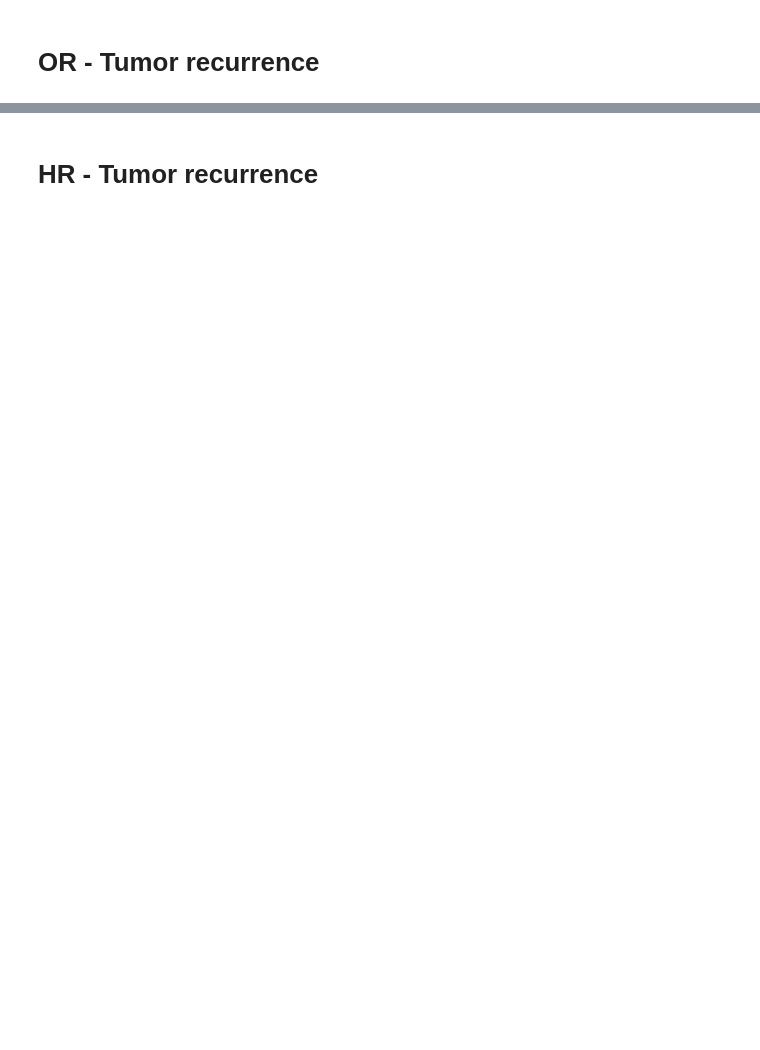
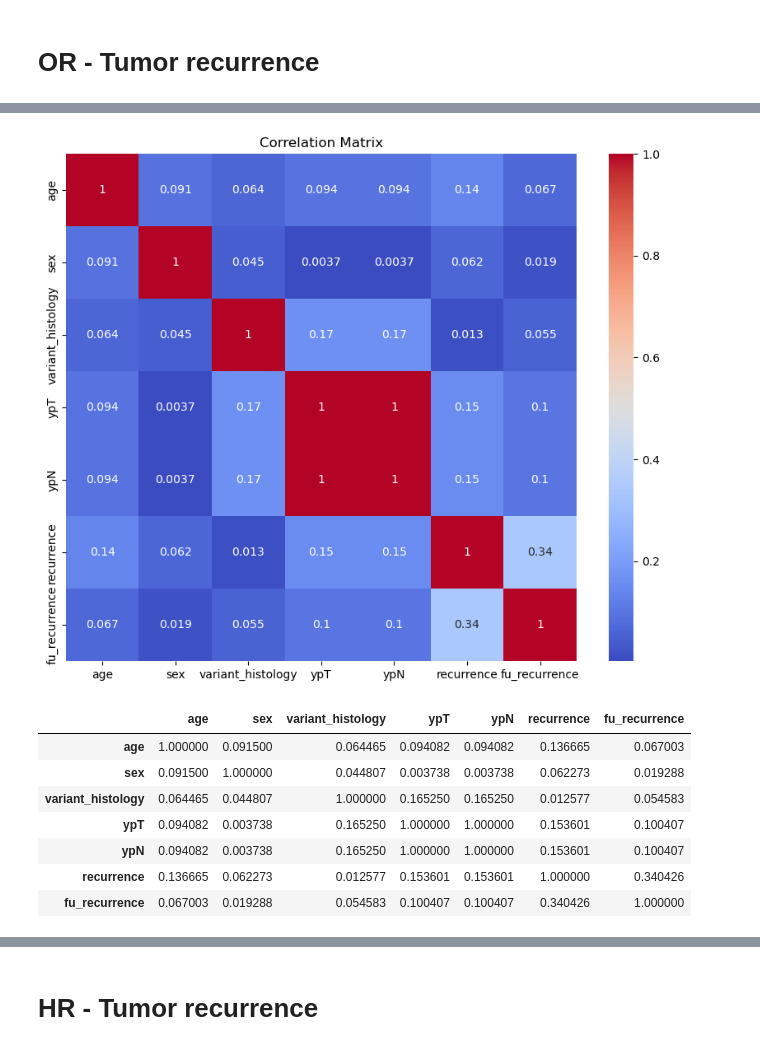
Before and after one commit to alcideschaux/NEO-UCA, a Jupyter notebook: 04-RISKS.ipynb, the cells around one changed output, grey strips where cells are left out. Cells and saved outputs as stored; diff of their text form; code cells hidden in the pictures; blank space fills up the shorter version.

```diff
--- a/04-RISKS.ipynb
+++ b/04-RISKS.ipynb
@@ -62,5 +65,26 @@ Data columns (total 7 columns):
 dtypes: int64(2), uint8(5)
 memory usage: 4.9 KB
+# %%
+# Correlation matrix
+correlation_matrix = df_recurrence.corr().abs()
+
+# Create heatmap
+plt.figure(figsize=(10, 8))
+sns.heatmap(correlation_matrix, annot=True, cmap='coolwarm')
+plt.title('Correlation Matrix')
+plt.show()
+
+correlation_matrix
+# %% [output]
+[figure, added]
+|  | age | sex | variant_histology | ypT | ypN | recurrence | fu_recurrence |
+| age | 1.000000 | 0.091500 | 0.064465 | 0.094082 | 0.094082 | 0.136665 | 0.067003 |
+| sex | 0.091500 | 1.000000 | 0.044807 | 0.003738 | 0.003738 | 0.062273 | 0.019288 |
+| variant_histology | 0.064465 | 0.044807 | 1.000000 | 0.165250 | 0.165250 | 0.012577 | 0.054583 |
+| ypT | 0.094082 | 0.003738 | 0.165250 | 1.000000 | 1.000000 | 0.153601 | 0.100407 |
+| ypN | 0.094082 | 0.003738 | 0.165250 | 1.000000 | 1.000000 | 0.153601 | 0.100407 |
+| recurrence | 0.136665 | 0.062273 | 0.012577 | 0.153601 | 0.153601 | 1.000000 | 0.340426 |
+| fu_recurrence | 0.067003 | 0.019288 | 0.054583 | 0.100407 | 0.100407 | 0.340426 | 1.000000 |
 # %%
 # age
 logistic_regression(df_recurrence, 'age', 'recurrence')
```
Also changed, not shown: parts of 57 cells of this notebook, 11 other files.
